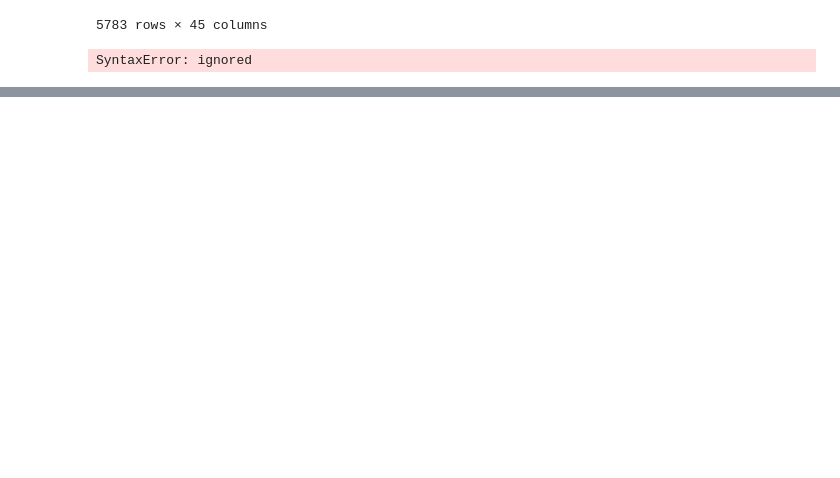
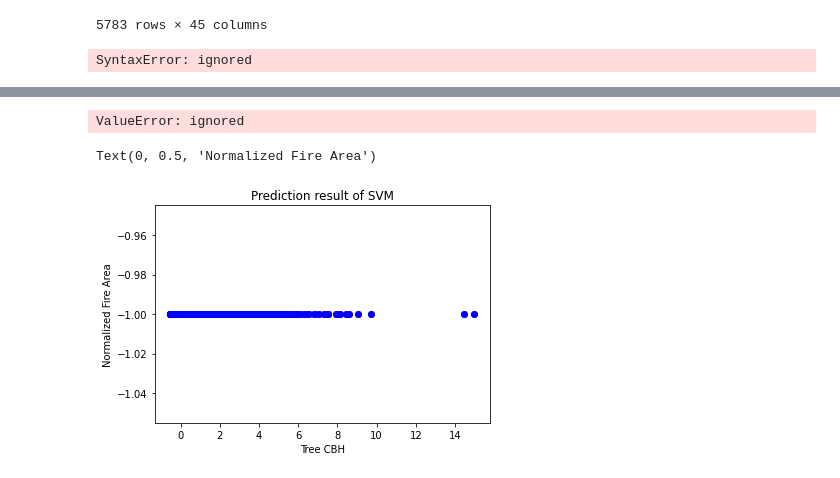
Before and after one commit to katharina-knappmann/wildfire_estimator, a Jupyter notebook: SVM.ipynb, the cells around one changed output, grey strips where cells are left out. Drawn from its saved outputs; the diff is of its cells as text; code cells hidden in the pictures; blank space fills up the shorter version.

```diff
--- a/SVM.ipynb
+++ b/SVM.ipynb
@@ -123,0 +141,29 @@ plt.show()
+# %%
+x=df_region.iloc[:,1: -1].values
+y=df_region.iloc[:1].values
+# to convert the one dimensional array to a two dimensional array
+y=y.reshape(-1,1)
+# %%
+# Feature scaling
+from sklearn.preprocessing import StandardScaler
+std_x=StandardScaler()
+std_y=StandardScaler()
+x2=std_x.fit_transform(x)
+y2=std_y.fit_transform(y)
+# %%
+# fitting SVR
+from sklearn.svm import SVR
+regressor= SVR(kernel='rbf')
+regressor.fit(x2,y2)
+# %% [output]
+ValueError: ignored
+# %%
+# visualizing the model performance
+plt.scatter(x2[:,0],y2,color='red')
+plt.scatter(x2[:,0],regressor.predict(x2),color='blue')
+plt.title('Prediction result of SVM')
+plt.xlabel('Tree CBH')
+plt.ylabel('Normalized Fire Area')
+# %% [output]
+Text(0, 0.5, 'Normalized Fire Area')
+[figure, added]
```
Also changed, not shown: parts of 16 cells of this notebook.
